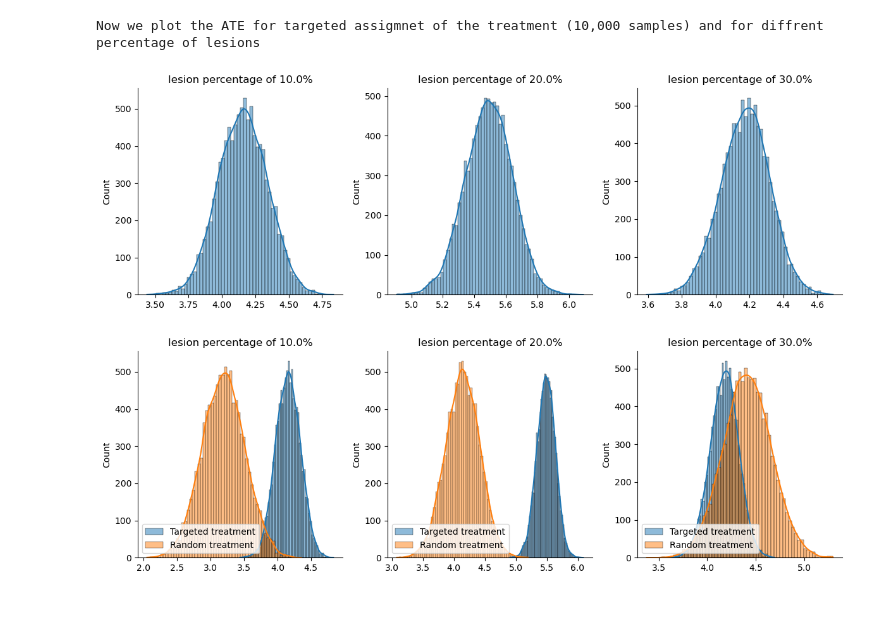
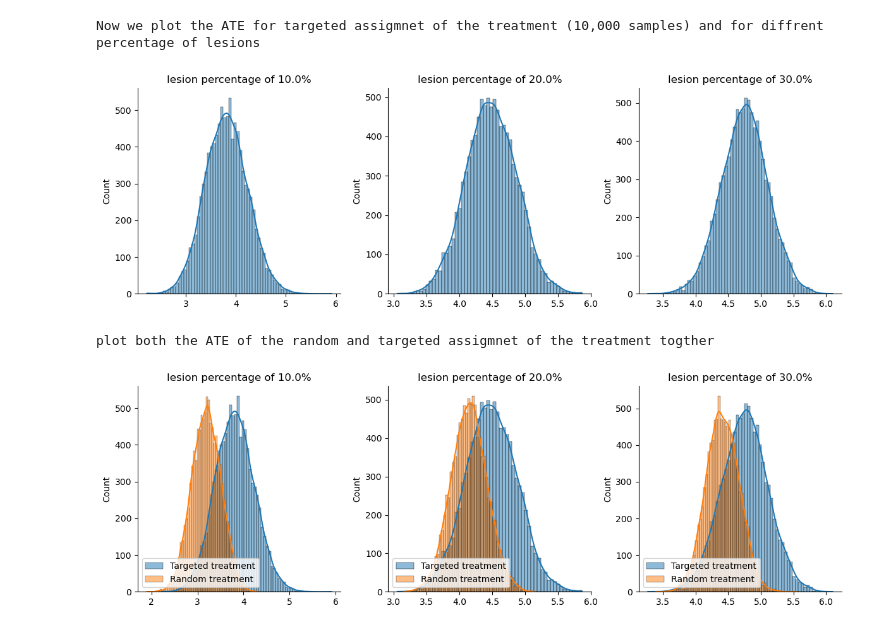
Before and after one commit to eliaturner/causalinference, a Jupyter notebook: ATE.ipynb, the cells around one changed output. Cells and saved outputs as stored; diff of their text form; code cells hidden in the pictures.

```diff
--- a/ATE.ipynb
+++ b/ATE.ipynb
@@ -52,40 +51,38 @@ First we plot the ATE for random assigmnet of the treatment (10,000 samples) and
 print('Now we plot the ATE for targeted assigmnet of the treatment (10,000 samples) and for diffrent percentage of lesions')
 
 fig,ax = plt.subplots(1,3,figsize=(12,4))
 
 ate_targted_treatment = []
 for i,pr in enumerate([0.1,0.2,0.3]):
     df = pd.read_csv(f'data/results_{pr}_lesion.csv')
 
     df['phi'] = df['phi'].map({'tanh': 0, 'relu': 1}) # transfer phi to cat variable
-    p =  -1 + 0.2*df['phi'] + 0.1*df['g'] + 0.005*df['hidden']
+    p =  -1 + -2*df['phi'] + 0.5*df['g'] + 0.005*df['hidden']
     probs_for_treatment = sigmoid(p)
 
     x = []
     for _ in range(10_000):
         treatment_assignment = np.array([np.random.choice(a=[0,1],p=[1-probs_for_treatment[ii],probs_for_treatment[ii]]) for ii in range(df.shape[0])])
-        outcome_based_on_treatment = np.array([df.log_mse_control[ii] if treatment_assignment[ii]==0 else df.log_mse_lesion_activity[i] for ii in range(df.shape[0])] )
+        outcome_based_on_treatment = np.array([df.log_mse_control[ii] if treatment_assignment[ii]==0 else df.log_mse_lesion_activity[ii] for ii in range(df.shape[0])] )
         reduce_df = df[['hidden','g','phi']].copy()
         reduce_df['treatment'] = treatment_assignment.astype(int)
         reduce_df['outcome'] = outcome_based_on_treatment
 
         model = smf.ols('outcome ~ hidden + g + phi + treatment', data=reduce_df).fit()
         x.append(model.params['treatment'])
-
 
     ax[i].set_title(f'lesion percentage of {pr*100}%')
     sns.histplot(ax=ax[i],data=x,kde=True,label='Activity lesion')
     ate_targted_treatment.append(x)
 
 sns.despine()
 plt.tight_layout()
 plt.show()
 # %% [output]
 Now we plot the ATE for targeted assigmnet of the treatment (10,000 samples) and for diffrent percentage of lesions
-[figure, old version]
+[figure, new version]
 # %%
-print('plot both the ATE of the random and targeted assigmnet of the treatment (10,000 samples) and for diffrent percentage of lesions')
-
+print('plot both the ATE of the random and targeted assigmnet of the treatment togther')
 
 fig,ax = plt.subplots(1,3,figsize=(12,4))
 
@@ -98,5 +95,6 @@ sns.despine()
 plt.tight_layout()
 plt.show()
 # %% [output]
+plot both the ATE of the random and targeted assigmnet of the treatment togther
-[figure, old version]
+[figure, new version]
 # %%
```
Also changed, not shown: parts of 4 cells of this notebook, 1 other file.
